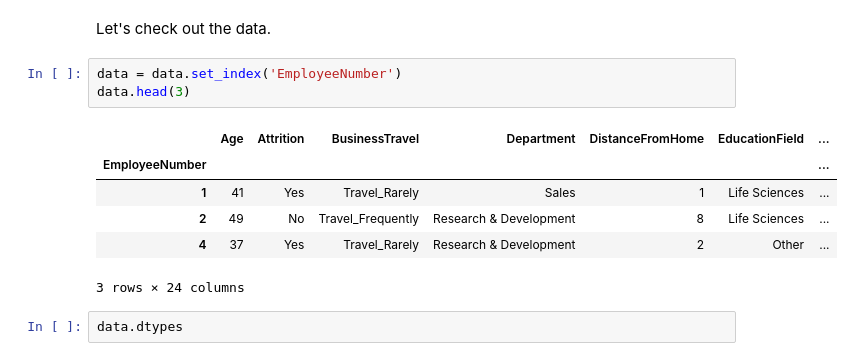
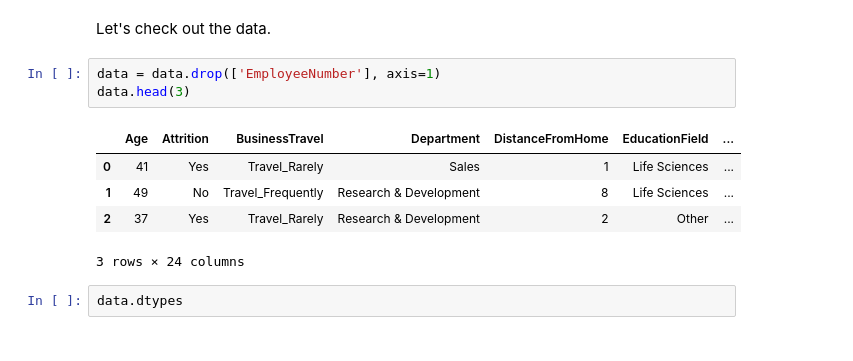
Before and after one commit to ixc9907/Springboard, a Jupyter notebook: IBM_Employee_Attrition/notebooks/preprocessing.ipynb, the cells around one changed output. Cells and saved outputs as stored; diff of their text form.

```diff
--- a/IBM_Employee_Attrition/notebooks/preprocessing.ipynb
+++ b/IBM_Employee_Attrition/notebooks/preprocessing.ipynb
@@ -13,14 +13,13 @@ data = pd.read_csv('../data/data_select_features_data.csv')
 # %% [markdown]
 Let's check out the data.
 # %%
-data = data.set_index('EmployeeNumber')
+data = data.drop(['EmployeeNumber'], axis=1)
 data.head(3)
 # %% [output]
 |  | Age | Attrition | BusinessTravel | Department | DistanceFromHome | EducationField | ... |
-| EmployeeNumber |  |  |  |  |  |  | ... |
-| 1 | 41 | Yes | Travel_Rarely | Sales | 1 | Life Sciences | ... |
-| 2 | 49 | No | Travel_Frequently | Research & Development | 8 | Life Sciences | ... |
-| 4 | 37 | Yes | Travel_Rarely | Research & Development | 2 | Other | ... |
+| 0 | 41 | Yes | Travel_Rarely | Sales | 1 | Life Sciences | ... |
+| 1 | 49 | No | Travel_Frequently | Research & Development | 8 | Life Sciences | ... |
+| 2 | 37 | Yes | Travel_Rarely | Research & Development | 2 | Other | ... |
 3 rows × 24 columns
 # %%
 data.dtypes
```
Also changed, not shown: parts of 7 cells of this notebook, 2 other files.
